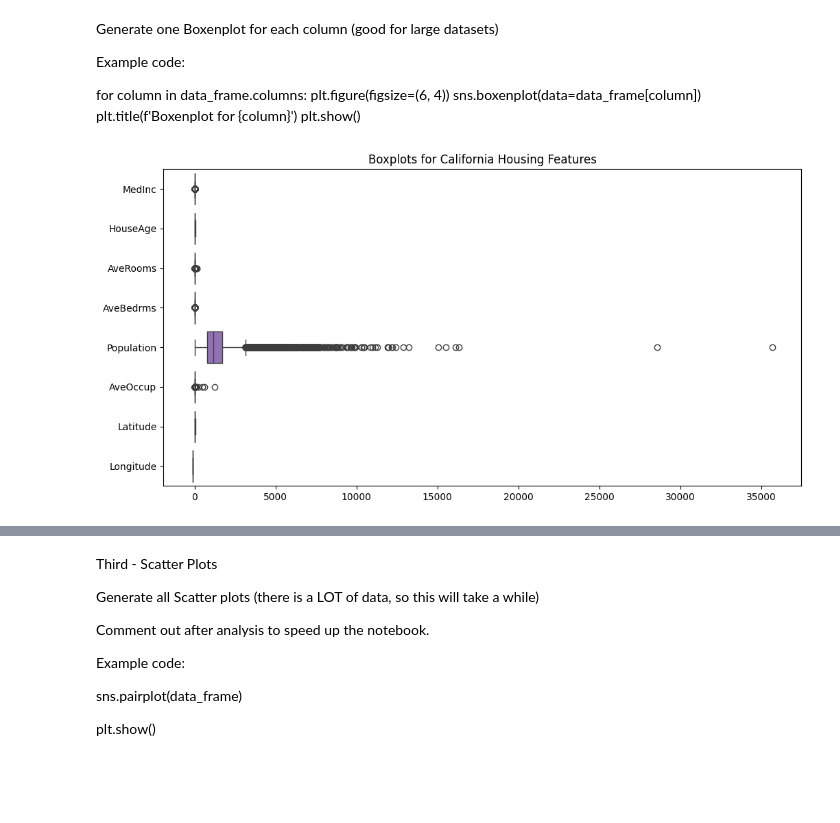
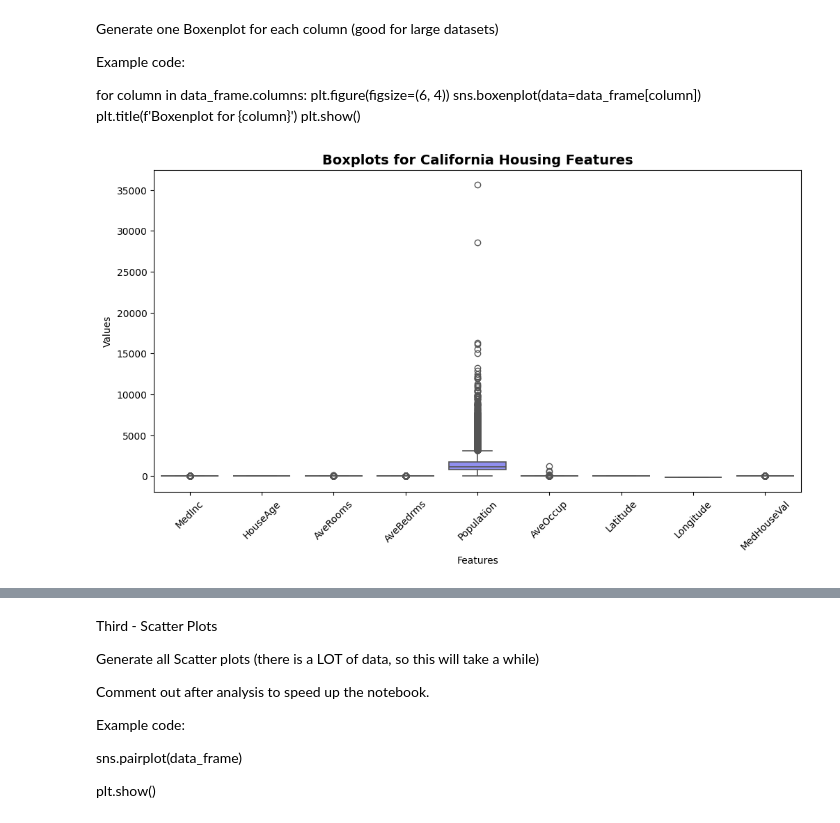
Before and after one commit to 14dstcyr/applied-ml-dstcyr, a Jupyter notebook: notebooks/project01/ml01_fixed.ipynb, the cells around one changed output, grey strips where cells are left out. Saved outputs shown, nothing was run; the diff lists cells and outputs as text; code cells hidden in the pictures; blank space fills up the shorter version.

```diff
--- a/notebooks/project01/ml01_fixed.ipynb
+++ b/notebooks/project01/ml01_fixed.ipynb
@@ -188,10 +188,12 @@ for column in data_frame.columns:
     plt.title(f'Boxenplot for {column}')
     plt.show()
 # %%
-# 2.1.2 Boxplots for all numeric features
 plt.figure(figsize=(12, 6))
-sns.boxplot(data=X, orient="h")
-plt.title("Boxplots for California Housing Features")
+sns.boxplot(data=data, palette="cool", linewidth=1.2)
+plt.title("Boxplots for California Housing Features", fontsize=14, weight='bold')
+plt.xlabel("Features")
+plt.ylabel("Values")
+plt.xticks(rotation=45)
 plt.show()
 # %% [output]
-[figure, old version]
+[figure, new version]
```
Also changed, not shown: parts of 7 cells of this notebook.
